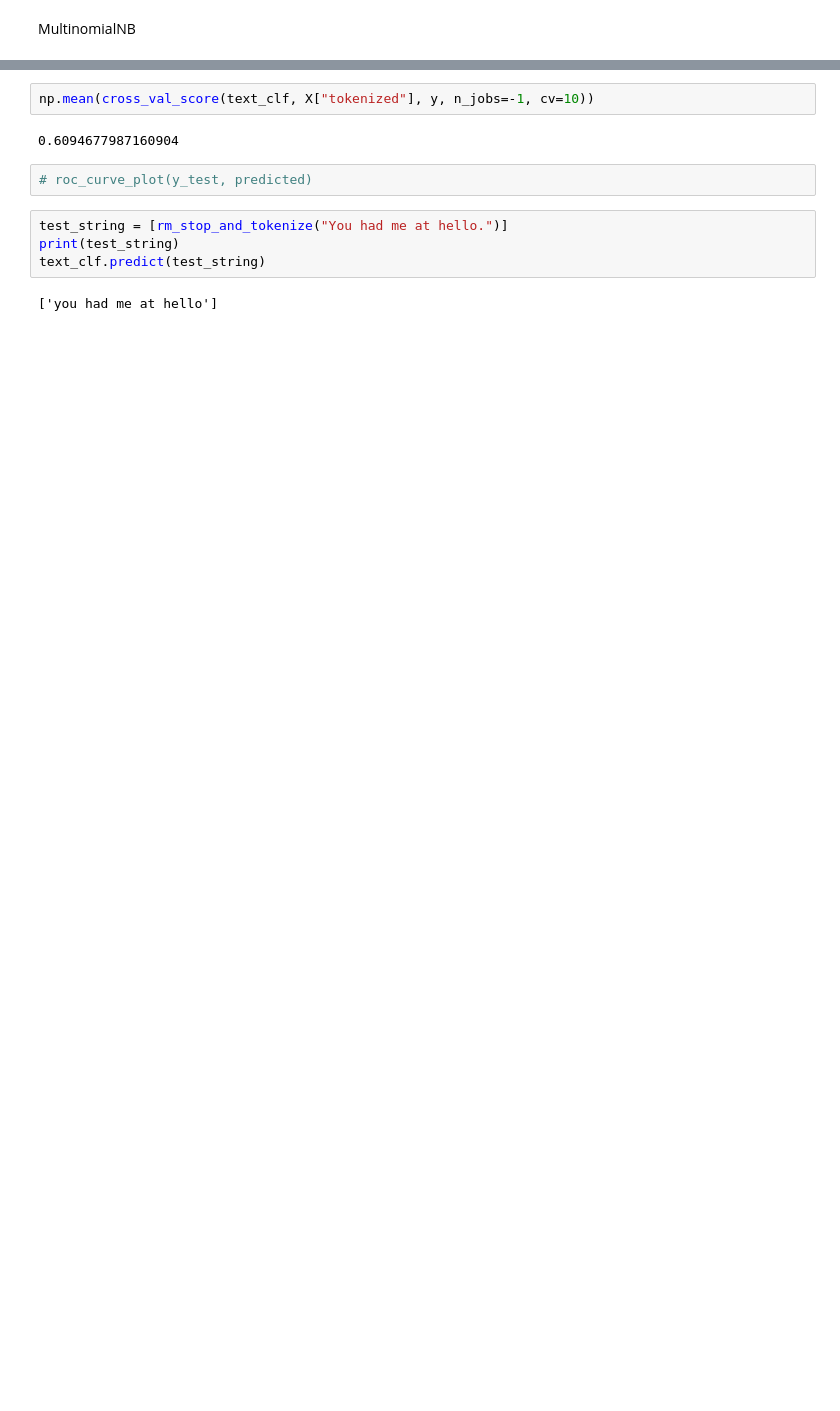
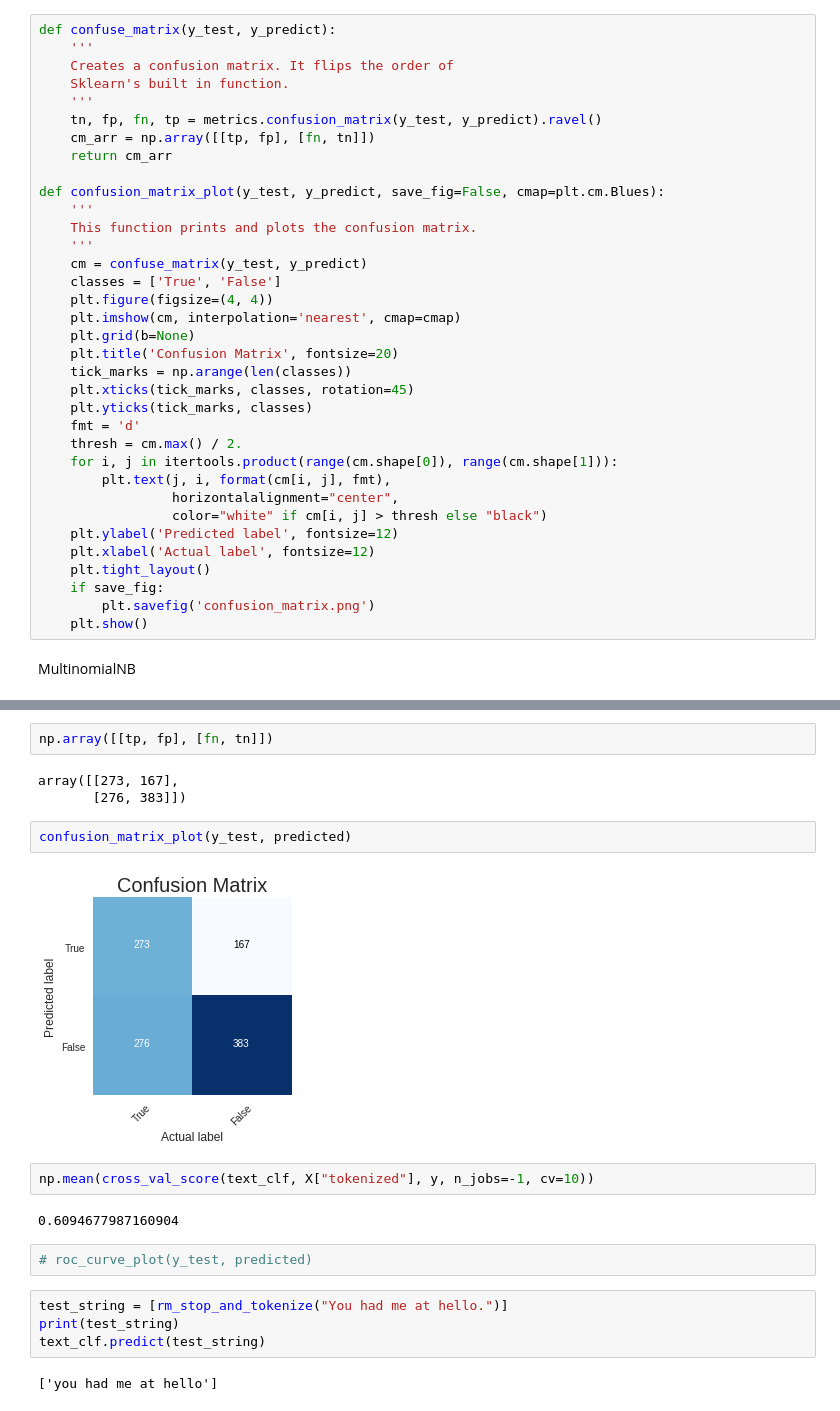
Before and after one commit to robert-myers/you-had-me-at-hello, a Jupyter notebook: notebooks/memorable_movie_quotes.ipynb, the cells around one changed output, grey strips where cells are left out. Saved outputs shown, nothing was run; the diff lists cells and outputs as text; blank space fills up the shorter version.

```diff
--- a/notebooks/memorable_movie_quotes.ipynb
+++ b/notebooks/memorable_movie_quotes.ipynb
@@ -191,6 +189,41 @@ def roc_curve_plot(y_test, y_probs, save_fig=False):
     if save_fig:
         plt.savefig('roc_plot.png')
     plt.show();
+# %%
+def confuse_matrix(y_test, y_predict):
+    '''
+    Creates a confusion matrix. It flips the order of
+    Sklearn's built in function.
+    '''
+    tn, fp, fn, tp = metrics.confusion_matrix(y_test, y_predict).ravel()
+    cm_arr = np.array([[tp, fp], [fn, tn]])
+    return cm_arr
+
+def confusion_matrix_plot(y_test, y_predict, save_fig=False, cmap=plt.cm.Blues):
+    '''
+    This function prints and plots the confusion matrix.
+    '''
+    cm = confuse_matrix(y_test, y_predict)
+    classes = ['True', 'False']
+    plt.figure(figsize=(4, 4))
+    plt.imshow(cm, interpolation='nearest', cmap=cmap)
+    plt.grid(b=None)
+    plt.title('Confusion Matrix', fontsize=20)
+    tick_marks = np.arange(len(classes))
+    plt.xticks(tick_marks, classes, rotation=45)
+    plt.yticks(tick_marks, classes)
+    fmt = 'd'
+    thresh = cm.max() / 2.
+    for i, j in itertools.product(range(cm.shape[0]), range(cm.shape[1])):
+        plt.text(j, i, format(cm[i, j], fmt),
+                 horizontalalignment="center",
+                 color="white" if cm[i, j] > thresh else "black")
+    plt.ylabel('Predicted label', fontsize=12)
+    plt.xlabel('Actual label', fontsize=12)
+    plt.tight_layout()
+    if save_fig:
+        plt.savefig('confusion_matrix.png')
+    plt.show()
 # %% [markdown]
 MultinomialNB
 # %%
@@ -214,3 +247,12 @@ array([[0.25204732, 0.1656051 ],
+# %%
+np.array([[tp, fp], [fn, tn]])
+# %% [output]
+array([[273, 167],
+       [276, 383]])
+# %%
+confusion_matrix_plot(y_test, predicted)
+# %% [output]
+[figure, added]
 # %%
 np.mean(cross_val_score(text_clf, X["tokenized"], y, n_jobs=-1, cv=10))
 # %% [output]
```
Also changed, not shown: parts of 41 cells of this notebook.
